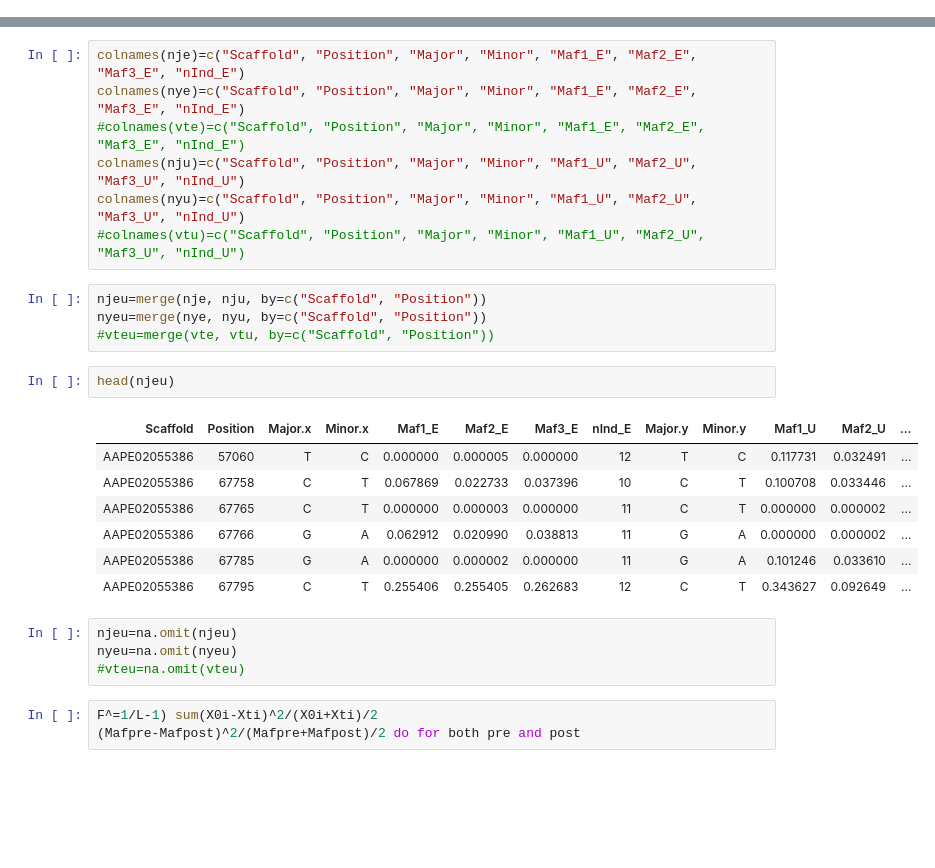
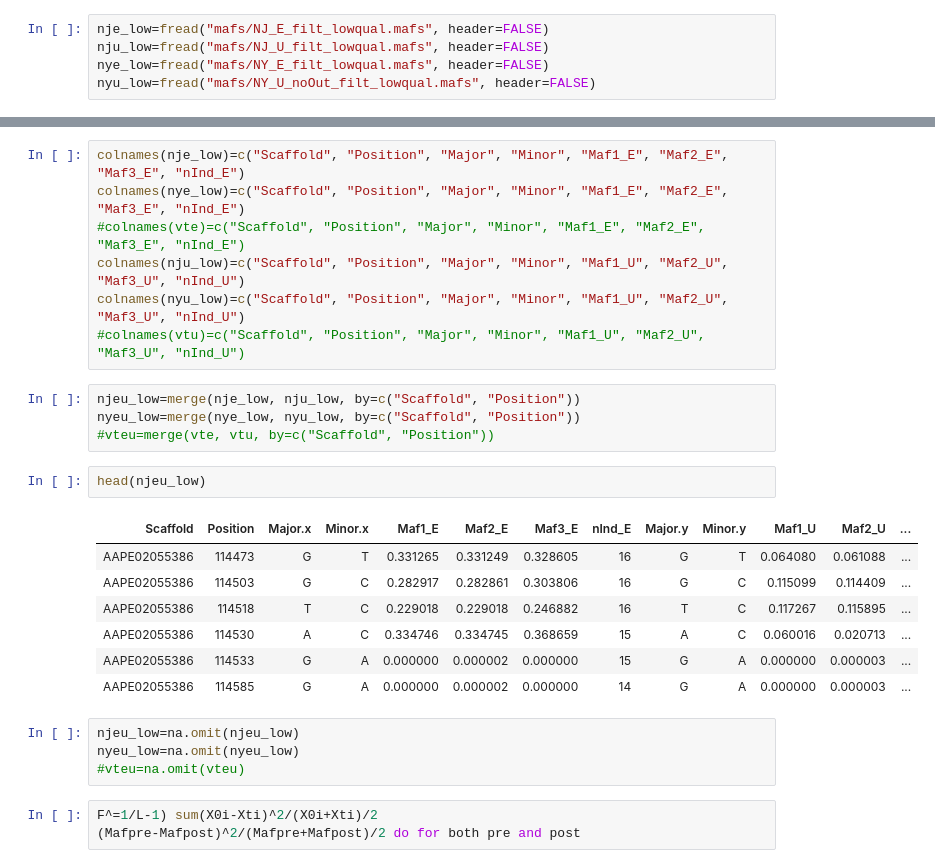
Before and after one commit to sagw/WNS_WGS, a Jupyter notebook: Notebooks/Angsd_all_SNP_graphs.ipynb, the cells around one changed output, grey strips where cells are left out. Cells and saved outputs as stored; diff of their text form; blank space fills up the shorter version.

```diff
--- a/Notebooks/Angsd_all_SNP_graphs.ipynb
+++ b/Notebooks/Angsd_all_SNP_graphs.ipynb
@@ -35,3 +37,8 @@ Read 44829666 rows and 8 (of 8) columns from 2.119 GB file in 00:01:06
 Read 44829666 rows and 8 (of 8) columns from 2.108 GB file in 00:01:06
 Read 44829666 rows and 8 (of 8) columns from 2.112 GB file in 00:01:04
 Read 44829666 rows and 8 (of 8) columns from 2.117 GB file in 00:01:09
+# %%
+nje_low=fread("mafs/NJ_E_filt_lowqual.mafs", header=FALSE)
+nju_low=fread("mafs/NJ_U_filt_lowqual.mafs", header=FALSE)
+nye_low=fread("mafs/NY_E_filt_lowqual.mafs", header=FALSE)
+nyu_low=fread("mafs/NY_U_noOut_filt_lowqual.mafs", header=FALSE)
@@ -38,27 +50,27 @@ Read 44829666 rows and 8 (of 8) columns from 2.117 GB file in 00:01:09
 # %%
-colnames(nje)=c("Scaffold", "Position", "Major", "Minor", "Maf1_E", "Maf2_E", "Maf3_E", "nInd_E")
-colnames(nye)=c("Scaffold", "Position", "Major", "Minor", "Maf1_E", "Maf2_E", "Maf3_E", "nInd_E")
+colnames(nje_low)=c("Scaffold", "Position", "Major", "Minor", "Maf1_E", "Maf2_E", "Maf3_E", "nInd_E")
+colnames(nye_low)=c("Scaffold", "Position", "Major", "Minor", "Maf1_E", "Maf2_E", "Maf3_E", "nInd_E")
 #colnames(vte)=c("Scaffold", "Position", "Major", "Minor", "Maf1_E", "Maf2_E", "Maf3_E", "nInd_E")
-colnames(nju)=c("Scaffold", "Position", "Major", "Minor", "Maf1_U", "Maf2_U", "Maf3_U", "nInd_U")
-colnames(nyu)=c("Scaffold", "Position", "Major", "Minor", "Maf1_U", "Maf2_U", "Maf3_U", "nInd_U")
+colnames(nju_low)=c("Scaffold", "Position", "Major", "Minor", "Maf1_U", "Maf2_U", "Maf3_U", "nInd_U")
+colnames(nyu_low)=c("Scaffold", "Position", "Major", "Minor", "Maf1_U", "Maf2_U", "Maf3_U", "nInd_U")
 #colnames(vtu)=c("Scaffold", "Position", "Major", "Minor", "Maf1_U", "Maf2_U", "Maf3_U", "nInd_U")
 # %%
-njeu=merge(nje, nju, by=c("Scaffold", "Position"))
-nyeu=merge(nye, nyu, by=c("Scaffold", "Position"))
+njeu_low=merge(nje_low, nju_low, by=c("Scaffold", "Position"))
+nyeu_low=merge(nye_low, nyu_low, by=c("Scaffold", "Position"))
 #vteu=merge(vte, vtu, by=c("Scaffold", "Position"))
 # %%
-head(njeu)
+head(njeu_low)
 # %% [output]
 | Scaffold | Position | Major.x | Minor.x | Maf1_E | Maf2_E | Maf3_E | nInd_E | Major.y | Minor.y | Maf1_U | Maf2_U | ... |
-| AAPE02055386 | 57060 | T | C | 0.000000 | 0.000005 | 0.000000 | 12 | T | C | 0.117731 | 0.032491 | ... |
-| AAPE02055386 | 67758 | C | T | 0.067869 | 0.022733 | 0.037396 | 10 | C | T | 0.100708 | 0.033446 | ... |
-| AAPE02055386 | 67765 | C | T | 0.000000 | 0.000003 | 0.000000 | 11 | C | T | 0.000000 | 0.000002 | ... |
-| AAPE02055386 | 67766 | G | A | 0.062912 | 0.020990 | 0.038813 | 11 | G | A | 0.000000 | 0.000002 | ... |
-| AAPE02055386 | 67785 | G | A | 0.000000 | 0.000002 | 0.000000 | 11 | G | A | 0.101246 | 0.033610 | ... |
-| AAPE02055386 | 67795 | C | T | 0.255406 | 0.255405 | 0.262683 | 12 | C | T | 0.343627 | 0.092649 | ... |
+| AAPE02055386 | 114473 | G | T | 0.331265 | 0.331249 | 0.328605 | 16 | G | T | 0.064080 | 0.061088 | ... |
+| AAPE02055386 | 114503 | G | C | 0.282917 | 0.282861 | 0.303806 | 16 | G | C | 0.115099 | 0.114409 | ... |
+| AAPE02055386 | 114518 | T | C | 0.229018 | 0.229018 | 0.246882 | 16 | T | C | 0.117267 | 0.115895 | ... |
+| AAPE02055386 | 114530 | A | C | 0.334746 | 0.334745 | 0.368659 | 15 | A | C | 0.060016 | 0.020713 | ... |
+| AAPE02055386 | 114533 | G | A | 0.000000 | 0.000002 | 0.000000 | 15 | G | A | 0.000000 | 0.000003 | ... |
+| AAPE02055386 | 114585 | G | A | 0.000000 | 0.000002 | 0.000000 | 14 | G | A | 0.000000 | 0.000003 | ... |
 # %%
-njeu=na.omit(njeu)
-nyeu=na.omit(nyeu)
+njeu_low=na.omit(njeu_low)
+nyeu_low=na.omit(nyeu_low)
 #vteu=na.omit(vteu)
 # %%
 F^=1/L-1) sum(X0i-Xti)^2/(X0i+Xti)/2
```
Also changed, not shown: parts of 51 cells of this notebook, 2 other files.
